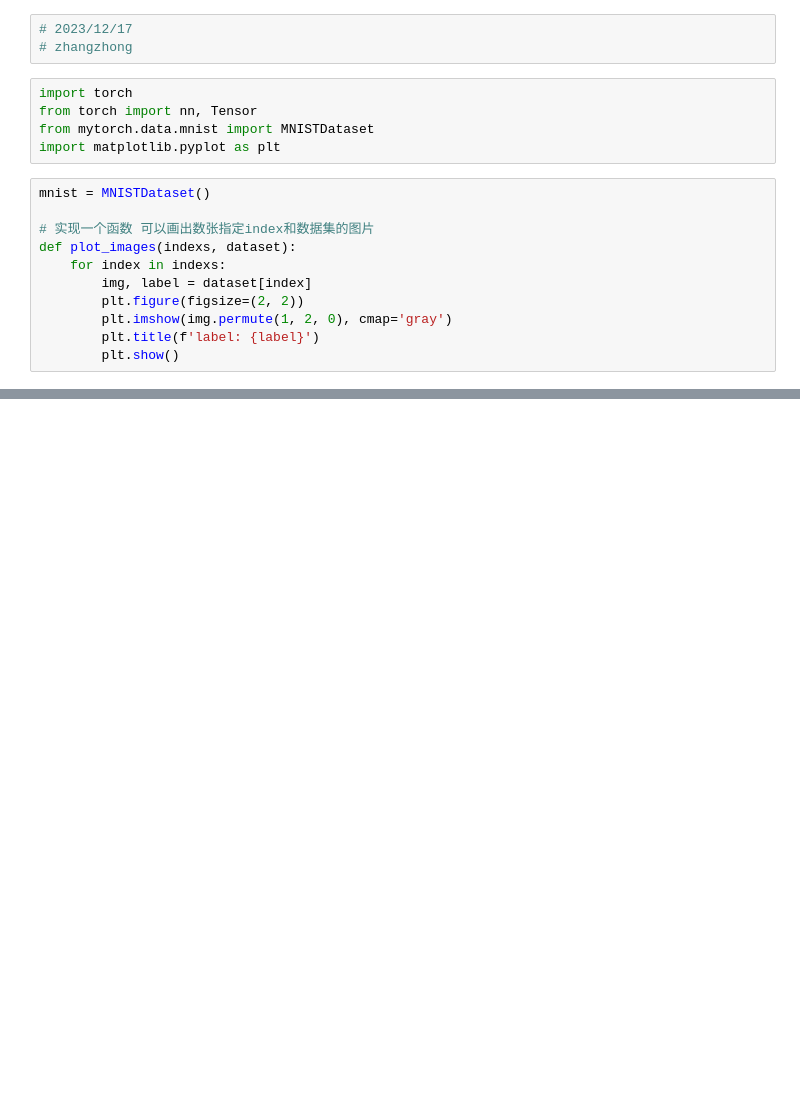
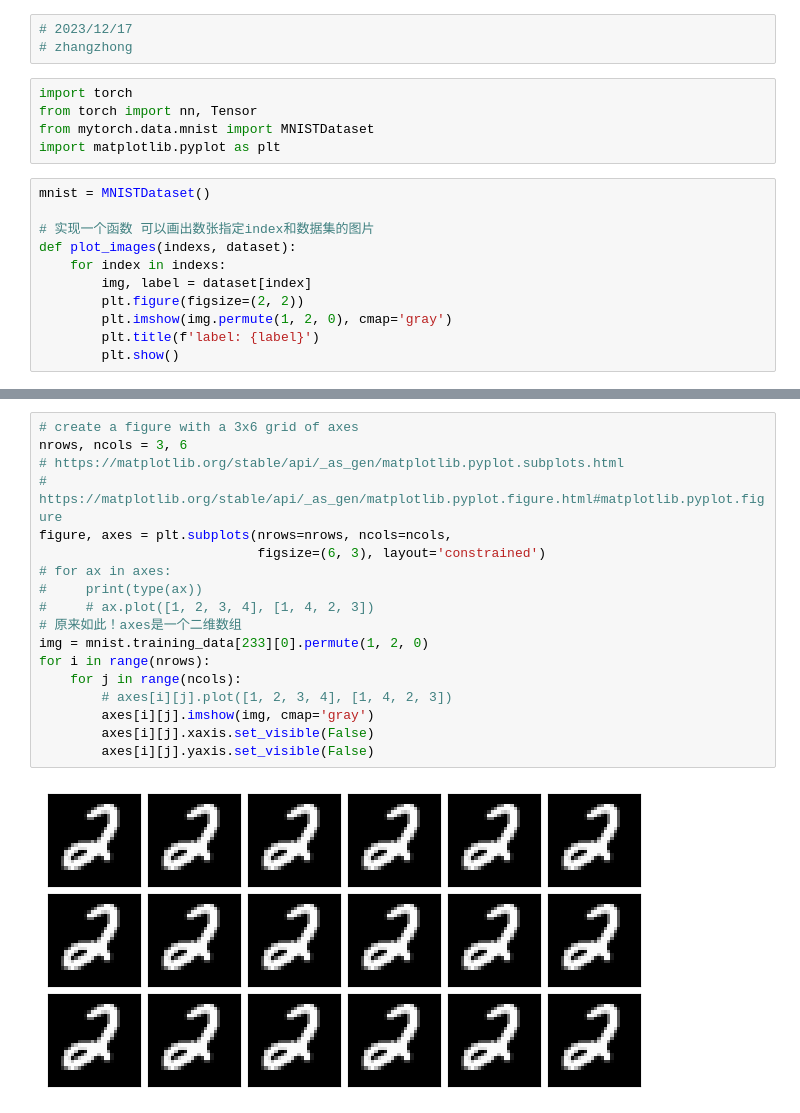
Before and after one commit to im-zhong/deep_learning, a Jupyter notebook: mytorch/data/try_mnist.ipynb, the cells around one changed output, grey strips where cells are left out. Cells and saved outputs as stored; diff of their text form; blank space fills up the shorter version.

```diff
--- a/mytorch/data/try_mnist.ipynb
+++ b/mytorch/data/try_mnist.ipynb
@@ -32,0 +33,20 @@ plot_images([5748, 7762, 9476, 9597, 6225], mnist.testing_data)
+# %%
+# create a figure with a 3x6 grid of axes
+nrows, ncols = 3, 6
+# https://matplotlib.org/stable/api/_as_gen/matplotlib.pyplot.subplots.html
+# https://matplotlib.org/stable/api/_as_gen/matplotlib.pyplot.figure.html#matplotlib.pyplot.figure
+figure, axes = plt.subplots(nrows=nrows, ncols=ncols,
+                            figsize=(6, 3), layout='constrained')
+# for ax in axes:
+#     print(type(ax))
+#     # ax.plot([1, 2, 3, 4], [1, 4, 2, 3])
+# 原来如此！axes是一个二维数组
+img = mnist.training_data[233][0].permute(1, 2, 0)
+for i in range(nrows):
+    for j in range(ncols):
+        # axes[i][j].plot([1, 2, 3, 4], [1, 4, 2, 3])
+        axes[i][j].imshow(img, cmap='gray')
+        axes[i][j].xaxis.set_visible(False)
+        axes[i][j].yaxis.set_visible(False)
+# %% [output]
+[figure, added]
```
Also changed, not shown: parts of 1 cell of this notebook, 2 other files.
